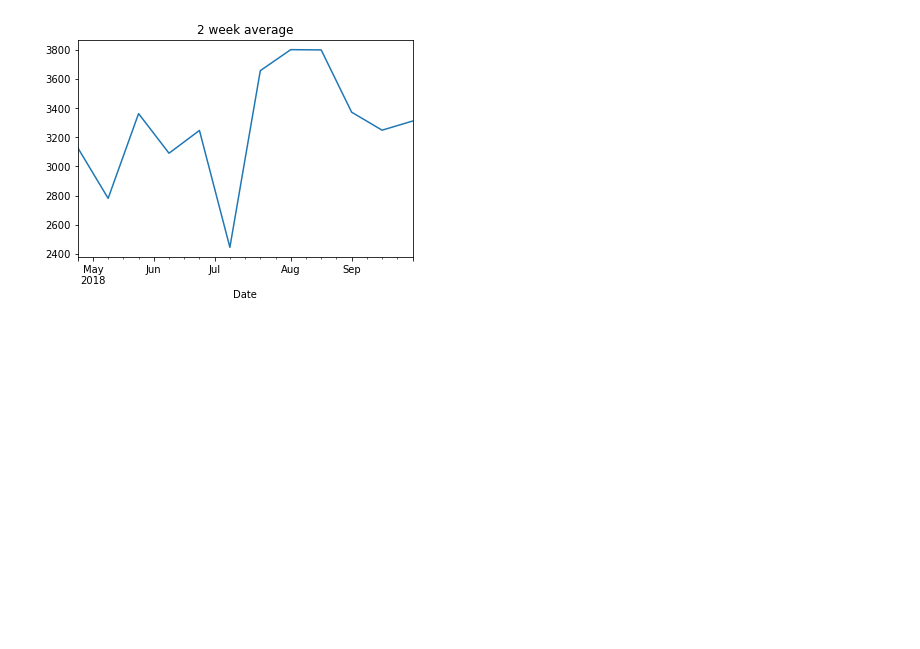
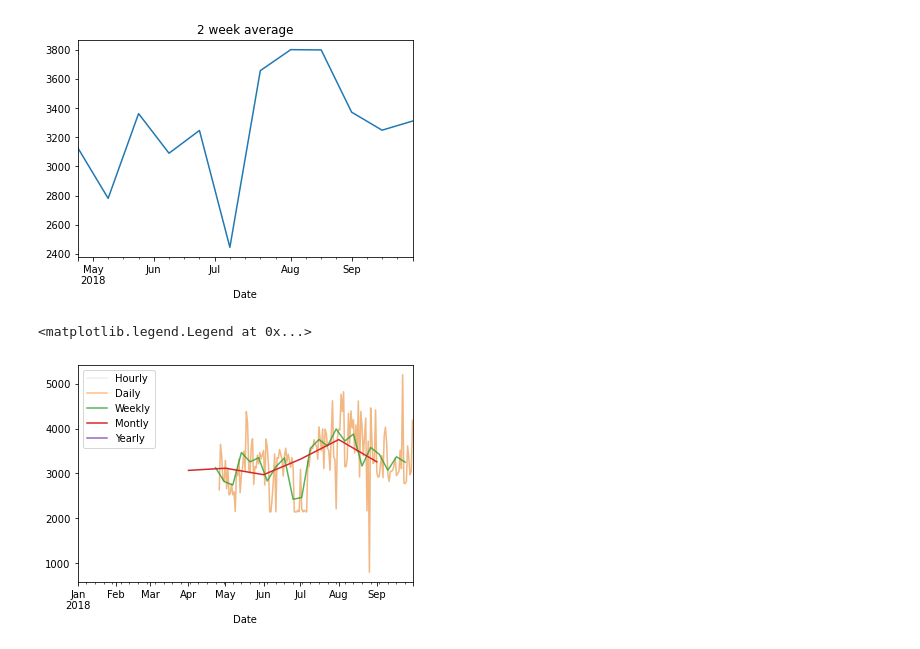
Before and after one commit to chriseverts/time_series_exercises, a Jupyter notebook: time_series_proj.ipynb, the cells around one changed output. Saved outputs shown, nothing was run; the diff lists cells and outputs as text; code cells hidden in the pictures; blank space fills up the shorter version.

```diff
--- a/time_series_proj.ipynb
+++ b/time_series_proj.ipynb
@@ -196,3 +196,13 @@ y.resample('2W').mean().plot(title='2 week average')
 # %% [output]
 <AxesSubplot:title={'center':'2 week average'}, xlabel='Date'>
 [figure]
+# %%
+y.plot(alpha=.1, label='Hourly')
+y.resample('D').mean().plot(alpha=.5, label='Daily')
+y.resample('W').mean().plot(alpha=.8, label='Weekly')
+y.resample('M').mean().plot(label='Montly')
+y.resample('Y').mean().plot(label='Yearly')
+plt.legend()
+# %% [output]
+<matplotlib.legend.Legend at 0x...>
+[figure, added]
```
Also changed, not shown: parts of 3 cells of this notebook.
